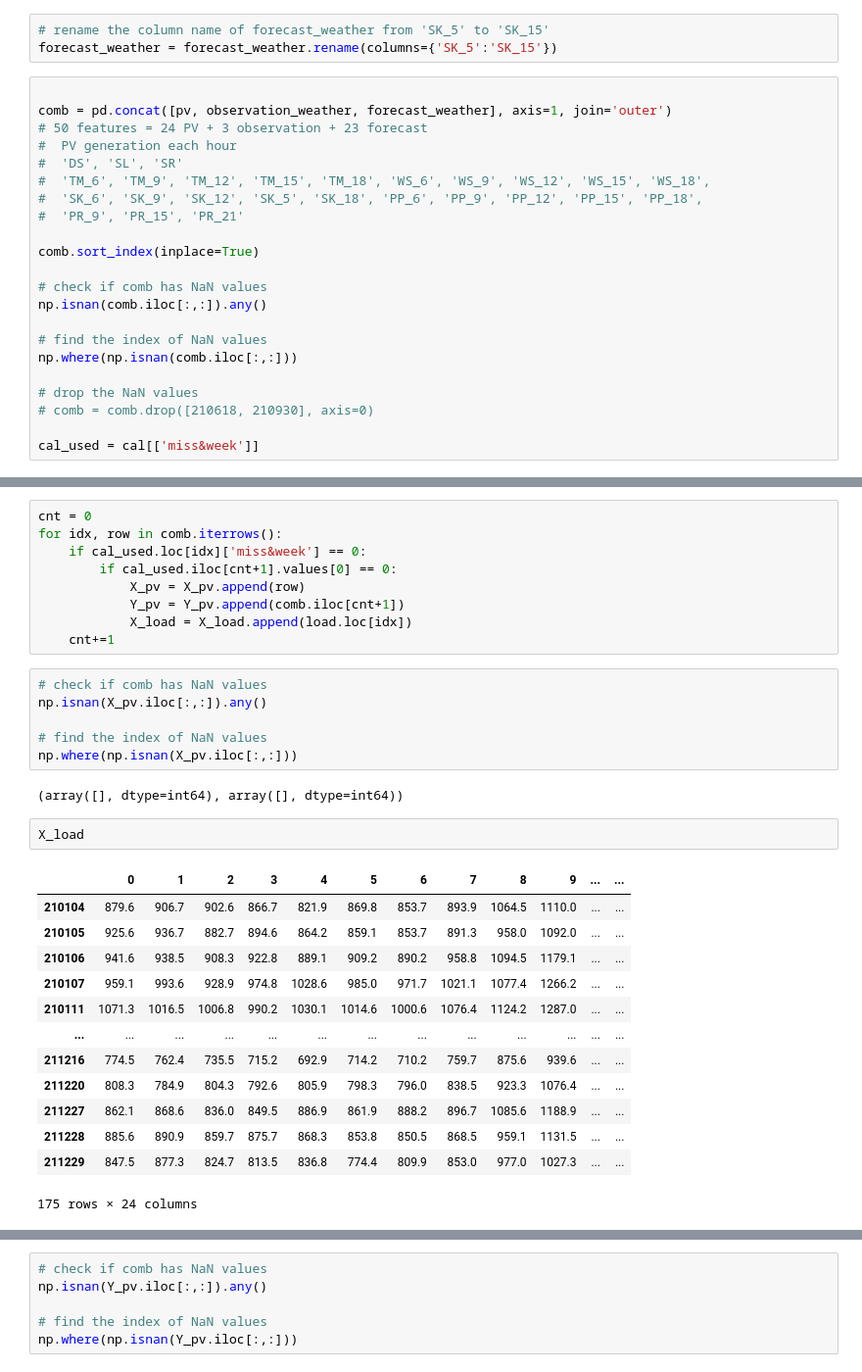
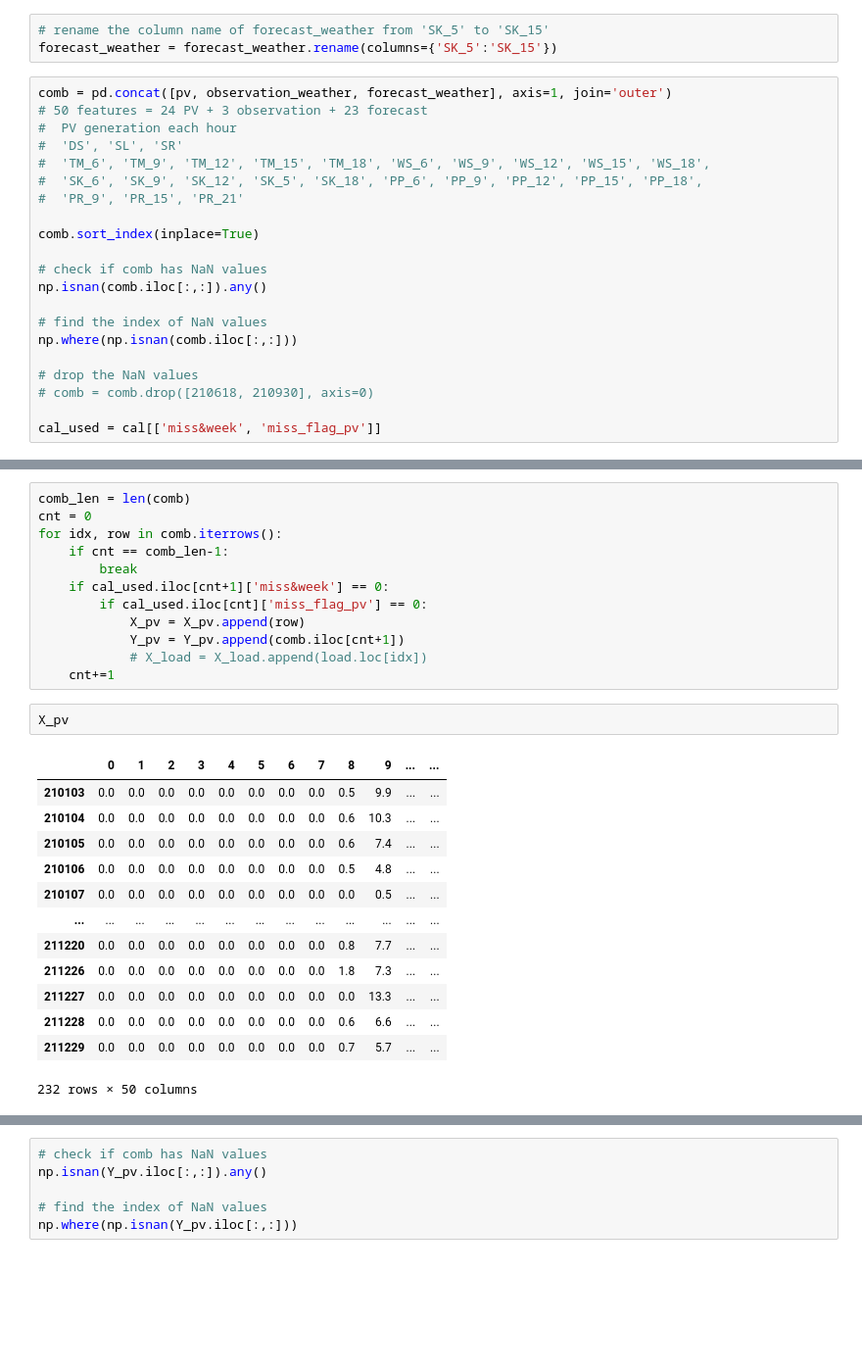
Before and after one commit to Ye-eun-Kim/IIS_net_load_forecast, a Jupyter notebook: weather_processing.ipynb, the cells around one changed output, grey strips where cells are left out. Shown: that part at 98% size. Cells and saved outputs as stored; diff of their text form; blank space fills up the shorter version.

Commit message:
fix the date of pv and load that 231 days remain

```diff
--- a/weather_processing.ipynb
+++ b/weather_processing.ipynb
@@ -129,7 +125,6 @@ forecast_weather.index = mdi_observation_weather_date_list
 # rename the column name of forecast_weather from 'SK_5' to 'SK_15'
 forecast_weather = forecast_weather.rename(columns={'SK_5':'SK_15'})
 # %%
-
 comb = pd.concat([pv, observation_weather, forecast_weather], axis=1, join='outer')
 # 50 features = 24 PV + 3 observation + 23 forecast
 #  PV generation each hour
@@ -149,4 +144,4 @@ np.where(np.isnan(comb.iloc[:,:]))
 # drop the NaN values
 # comb = comb.drop([210618, 210930], axis=0)
 
-cal_used = cal[['miss&week']]
+cal_used = cal[['miss&week', 'miss_flag_pv']]
@@ -167,33 +185,28 @@ X_load = pd.DataFrame(columns=load.columns)
 # %%
+comb_len = len(comb)
 cnt = 0
 for idx, row in comb.iterrows():
-    if cal_used.loc[idx]['miss&week'] == 0:
-        if cal_used.iloc[cnt+1].values[0] == 0:
+    if cnt == comb_len-1:
+        break
+    if cal_used.iloc[cnt+1]['miss&week'] == 0:
+        if cal_used.iloc[cnt]['miss_flag_pv'] == 0:
             X_pv = X_pv.append(row)
             Y_pv = Y_pv.append(comb.iloc[cnt+1])
-            X_load = X_load.append(load.loc[idx])
+            # X_load = X_load.append(load.loc[idx])
     cnt+=1
-# %%
-# check if comb has NaN values
-np.isnan(X_pv.iloc[:,:]).any()
-
-# find the index of NaN values
-np.where(np.isnan(X_pv.iloc[:,:]))
-# %% [output]
-(array([], dtype=int64), array([], dtype=int64))
-# %%
-X_load
-# %% [output]
-|  | 0 | 1 | 2 | 3 | 4 | 5 | 6 | 7 | 8 | 9 | ... | ... |
-| 210104 | 879.6 | 906.7 | 902.6 | 866.7 | 821.9 | 869.8 | 853.7 | 893.9 | 1064.5 | 1110.0 | ... | ... |
-| 210105 | 925.6 | 936.7 | 882.7 | 894.6 | 864.2 | 859.1 | 853.7 | 891.3 | 958.0 | 1092.0 | ... | ... |
-| 210106 | 941.6 | 938.5 | 908.3 | 922.8 | 889.1 | 909.2 | 890.2 | 958.8 | 1094.5 | 1179.1 | ... | ... |
-| 210107 | 959.1 | 993.6 | 928.9 | 974.8 | 1028.6 | 985.0 | 971.7 | 1021.1 | 1077.4 | 1266.2 | ... | ... |
-| 210111 | 1071.3 | 1016.5 | 1006.8 | 990.2 | 1030.1 | 1014.6 | 1000.6 | 1076.4 | 1124.2 | 1287.0 | ... | ... |
-| ... | ... | ... | ... | ... | ... | ... | ... | ... | ... | ... | ... | ... |
-| 211216 | 774.5 | 762.4 | 735.5 | 715.2 | 692.9 | 714.2 | 710.2 | 759.7 | 875.6 | 939.6 | ... | ... |
-| 211220 | 808.3 | 784.9 | 804.3 | 792.6 | 805.9 | 798.3 | 796.0 | 838.5 | 923.3 | 1076.4 | ... | ... |
-| 211227 | 862.1 | 868.6 | 836.0 | 849.5 | 886.9 | 861.9 | 888.2 | 896.7 | 1085.6 | 1188.9 | ... | ... |
-| 211228 | 885.6 | 890.9 | 859.7 | 875.7 | 868.3 | 853.8 | 850.5 | 868.5 | 959.1 | 1131.5 | ... | ... |
-| 211229 | 847.5 | 877.3 | 824.7 | 813.5 | 836.8 | 774.4 | 809.9 | 853.0 | 977.0 | 1027.3 | ... | ... |
-175 rows × 24 columns
+# %%
+X_pv
+# %% [output]
+|  | 0 | 1 | 2 | 3 | 4 | 5 | 6 | 7 | 8 | 9 | ... | ... |
+| 210103 | 0.0 | 0.0 | 0.0 | 0.0 | 0.0 | 0.0 | 0.0 | 0.0 | 0.5 | 9.9 | ... | ... |
+| 210104 | 0.0 | 0.0 | 0.0 | 0.0 | 0.0 | 0.0 | 0.0 | 0.0 | 0.6 | 10.3 | ... | ... |
+| 210105 | 0.0 | 0.0 | 0.0 | 0.0 | 0.0 | 0.0 | 0.0 | 0.0 | 0.6 | 7.4 | ... | ... |
+| 210106 | 0.0 | 0.0 | 0.0 | 0.0 | 0.0 | 0.0 | 0.0 | 0.0 | 0.5 | 4.8 | ... | ... |
+| 210107 | 0.0 | 0.0 | 0.0 | 0.0 | 0.0 | 0.0 | 0.0 | 0.0 | 0.0 | 0.5 | ... | ... |
+| ... | ... | ... | ... | ... | ... | ... | ... | ... | ... | ... | ... | ... |
+| 211220 | 0.0 | 0.0 | 0.0 | 0.0 | 0.0 | 0.0 | 0.0 | 0.0 | 0.8 | 7.7 | ... | ... |
+| 211226 | 0.0 | 0.0 | 0.0 | 0.0 | 0.0 | 0.0 | 0.0 | 0.0 | 1.8 | 7.3 | ... | ... |
+| 211227 | 0.0 | 0.0 | 0.0 | 0.0 | 0.0 | 0.0 | 0.0 | 0.0 | 0.0 | 13.3 | ... | ... |
+| 211228 | 0.0 | 0.0 | 0.0 | 0.0 | 0.0 | 0.0 | 0.0 | 0.0 | 0.6 | 6.6 | ... | ... |
+| 211229 | 0.0 | 0.0 | 0.0 | 0.0 | 0.0 | 0.0 | 0.0 | 0.0 | 0.7 | 5.7 | ... | ... |
+232 rows × 50 columns
```
Also changed, not shown: parts of 11 cells of this notebook, 6 other files.
